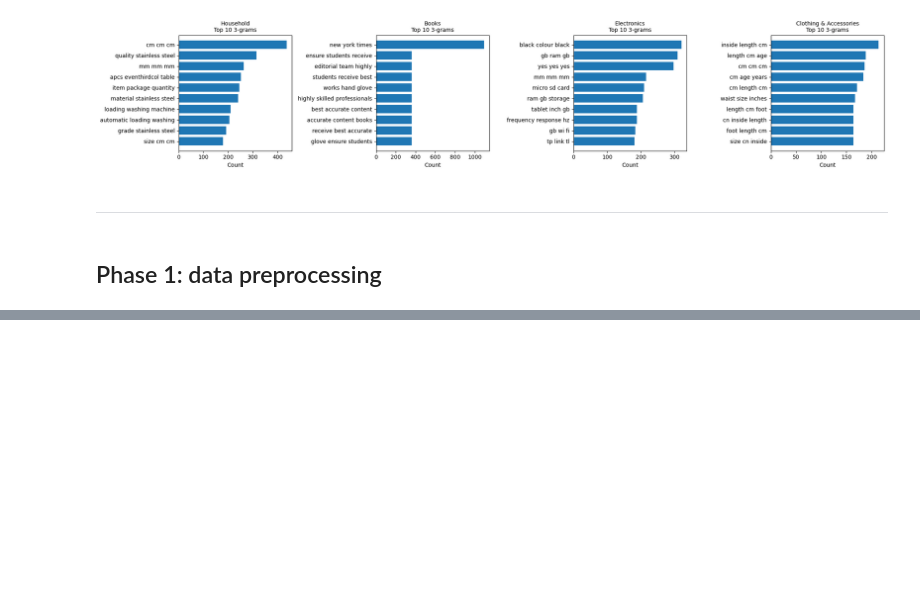
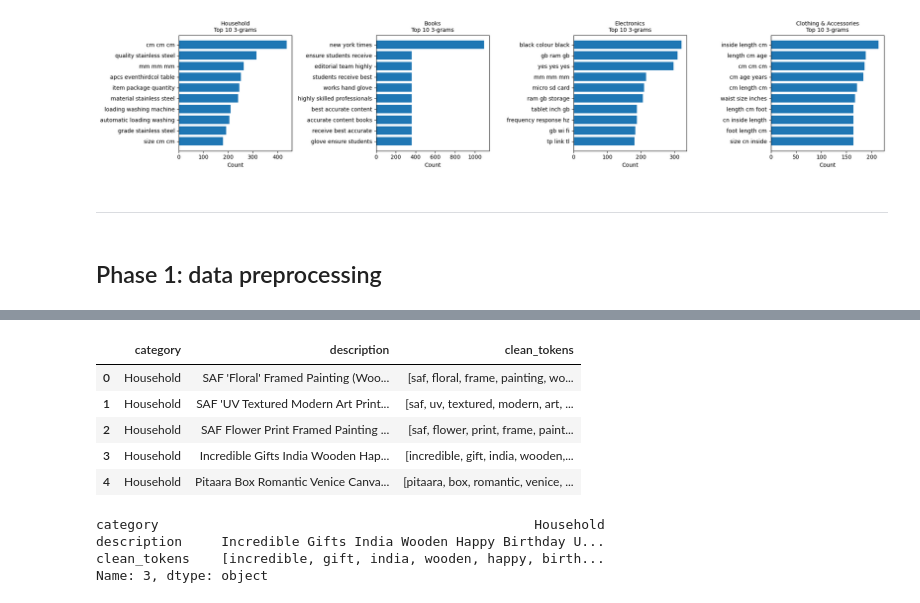
Before and after one commit to AlirezaSaffar/ecommerce-text-classifier, a Jupyter notebook: main.ipynb, the cells around one changed output, grey strips where cells are left out. Saved outputs shown, nothing was run; the diff lists cells and outputs as text; code cells hidden in the pictures; blank space fills up the shorter version.

Commit message:
feat: add preprocessing

```diff
--- a/main.ipynb
+++ b/main.ipynb
@@ -355,0 +379,3 @@ plot_ngrams_per_category_row(df, text_col="description", cat_col="category", n=3
+# %%
+# Remove exact duplicate rows
+df = df.drop_duplicates(subset=["description"]).reset_index(drop=True)
@@ -355,0 +395,14 @@ plot_ngrams_per_category_row(df, text_col="description", cat_col="category", n=3
+# %%
+for pkg in ["punkt", "stopwords", "wordnet", "omw-1.4", "averaged_perceptron_tagger"]:
+    try:
+        nltk.data.find(f"corpora/{pkg}")
+    except LookupError:
+        try:
+            nltk.download(pkg, quiet=True)
+        except:
+            nltk.download(pkg)
+
+EN_STOP = set(stopwords.words("english"))
+EN_STOP -= {"no", "not", "nor"}
+
+LEMM = WordNetLemmatizer()
@@ -355,0 +551,19 @@ plot_ngrams_per_category_row(df, text_col="description", cat_col="category", n=3
+# %%
+raw = df["description"].astype(str).tolist()
+
+clean_tokens = preprocess_corpus(
+    raw,
+    do_expand_contractions=True,
+    do_lower=True,
+    do_remove_numbers=True,
+    do_remove_punct=True,
+    do_remove_special=True,
+    do_tokenize=True,
+    do_remove_stop=True,
+    do_lemmatize=True,
+    extra_stop={"package", "item"}
+)
+
+# Peek
+for i in range(3):
+    print(clean_tokens[i][:30])
@@ -356,3 +574,21 @@ plot_ngrams_per_category_row(df, text_col="description", cat_col="category", n=3
+# %%
+df["clean_tokens"] = clean_tokens
+# %%
+df.head()
+# %% [output]
+|  | category | description | clean_tokens |
+| 0 | Household | SAF 'Floral' Framed Painting (Woo... | [saf, floral, frame, painting, wo... |
+| 1 | Household | SAF 'UV Textured Modern Art Print... | [saf, uv, textured, modern, art, ... |
+| 2 | Household | SAF Flower Print Framed Painting ... | [saf, flower, print, frame, paint... |
+| 3 | Household | Incredible Gifts India Wooden Hap... | [incredible, gift, india, wooden,... |
+| 4 | Household | Pitaara Box Romantic Venice Canva... | [pitaara, box, romantic, venice, ... |
+# %%
+df.iloc[3]
+# %% [output]
+category                                                Household
+description     Incredible Gifts India Wooden Happy Birthday U...
+clean_tokens    [incredible, gift, india, wooden, happy, birth...
+Name: 3, dtype: object
 # %%
 def preprocess_text(df):
     lemmatizer = WordNetLemmatizer()
```
Also changed, not shown: parts of 9 cells of this notebook.
